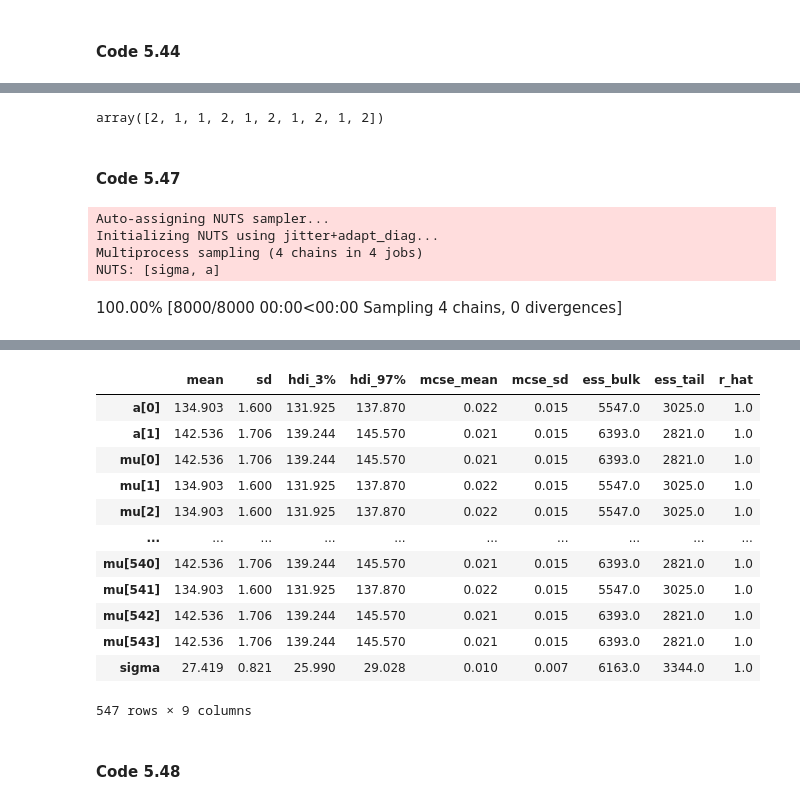
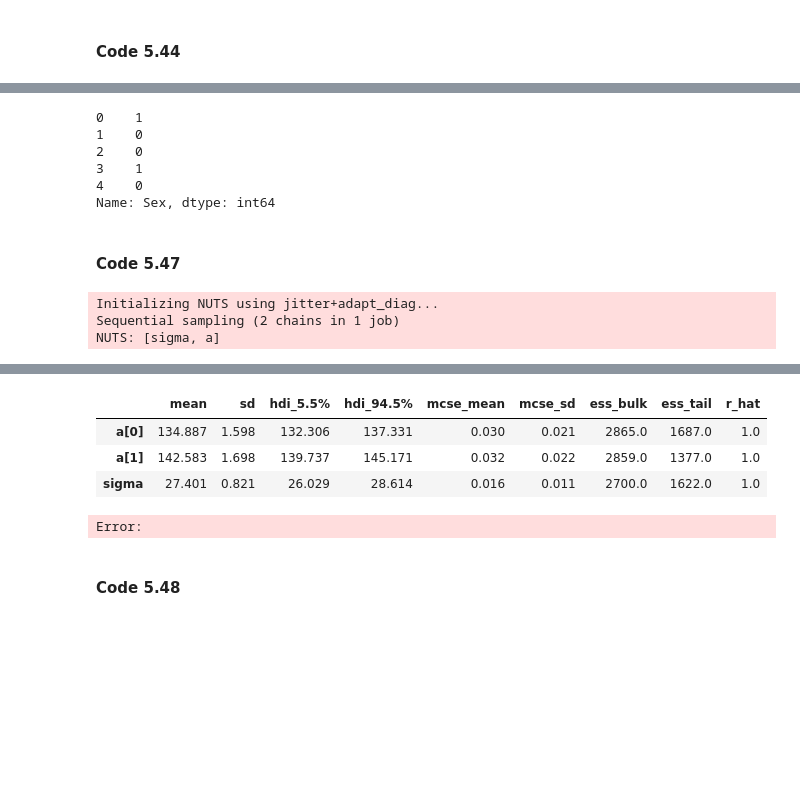
Before and after one commit to AndrewKillion/stat_rethinking_2026, a Jupyter notebook: python_code/Chapter_5.ipynb, the cells around one changed output, grey strips where cells are left out. Cells and saved outputs as stored; diff of their text form; code cells hidden in the pictures; blank space fills up the shorter version.

```diff
--- a/python_code/Chapter_5.ipynb
+++ b/python_code/Chapter_5.ipynb
@@ -1215,11 +514,0 @@ for _, column in prior_df_5_5.sample(len(x_seq)).iterrows():  # Use a subset for
-# %%
-x_seq = np.linspace(dcc.N.min() - 0.15, dcc.N.max()+0.15,17)
-n_idx = np.argsort(dcc.N)
-mu = m5_5_trace.posterior.mu.sel(chain = 1).values
-mu_idx = np.argsort(mu)
-mu_mean = mu.mean(0)
-mu_PI = az.hdi(mu, hdi_prob = .89);
-
-plt.scatter(dcc.N, dcc.K);
-plt.plot(x_seq, mu_mean[n_idx],color ='black');
-plt.fill_between(x_seq, mu_PI[:,1][n_idx], mu_PI[:,0][n_idx], color ='grey', alpha = .5);
@@ -1455,0 +671,3 @@ plt.show()
+# %%
+d = pd.read_csv('data/Howell1.csv', sep=';')
+d.head()
@@ -1456,6 +681,2 @@ plt.show()
 # %% [markdown]
 #### Code 5.44
-# %%
-d = pd.read_csv('Data/Howell1.csv', sep=';')
-
-d.head(3)
@@ -1486,25 +700,24 @@ f_m_mus.describe()
 # %%
-d['sex'] = np.where(d['male'] == 0, 1, 2)
-
-d.sex[:10]
+d['Sex'] = np.where(d.male == 1, 1, 0)
+d.Sex.head()
 # %% [output]
-array([2, 1, 1, 2, 1, 2, 1, 2, 1, 2])
+0    1
+1    0
+2    0
+3    1
+4    0
+Name: Sex, dtype: int64
 # %% [markdown]
 #### Code 5.47
 # %%
-with pm.Model() as m_5_8:
-    sigma = pm.Uniform('sigma', 0, 50)
-    a = pm.Normal('a', mu = 178, sigma = 20, shape = 2)
-    mu = pm.Deterministic('mu', a[d.male])
-
-    h = pm.Normal('h', mu = mu, sigma = sigma, observed = d.height)
-
-    m_5_8_trace = pm.sample()
-
-pm.summary(m_5_8_trace)
+with pm.Model() as m5_8:
+    sigma = pm.Uniform('sigma', lower = 0, upper = 50)
+    a = pm.Normal('a', 178, 20, shape = 2)
+    mu = pm.Deterministic('mu', a[d.Sex])
+    height = pm.Normal('height', mu = mu, sigma = sigma, observed = d.height)
+    trace_m5_8 = pm.sample(cores = 1)
+pm.summary(trace_m5_8, var_names = ['a', 'sigma'], hdi_prob = .89)
 # %% [output]
-Auto-assigning NUTS sampler...
 Initializing NUTS using jitter+adapt_diag...
-Multiprocess sampling (4 chains in 4 jobs)
+Sequential sampling (2 chains in 1 job)
 NUTS: [sigma, a]
-100.00% [8000/8000 00:00<00:00 Sampling 4 chains, 0 divergences]
@@ -1512,15 +728,7 @@ Sampling 4 chains for 1_000 tune and 1_000 draw iterations (4_000 + 4_000 draws
-|  | mean | sd | hdi_3% | hdi_97% | mcse_mean | mcse_sd | ess_bulk | ess_tail | r_hat |
-| a[0] | 134.903 | 1.600 | 131.925 | 137.870 | 0.022 | 0.015 | 5547.0 | 3025.0 | 1.0 |
-| a[1] | 142.536 | 1.706 | 139.244 | 145.570 | 0.021 | 0.015 | 6393.0 | 2821.0 | 1.0 |
-| mu[0] | 142.536 | 1.706 | 139.244 | 145.570 | 0.021 | 0.015 | 6393.0 | 2821.0 | 1.0 |
-| mu[1] | 134.903 | 1.600 | 131.925 | 137.870 | 0.022 | 0.015 | 5547.0 | 3025.0 | 1.0 |
-| mu[2] | 134.903 | 1.600 | 131.925 | 137.870 | 0.022 | 0.015 | 5547.0 | 3025.0 | 1.0 |
-| ... | ... | ... | ... | ... | ... | ... | ... | ... | ... |
-| mu[540] | 142.536 | 1.706 | 139.244 | 145.570 | 0.021 | 0.015 | 6393.0 | 2821.0 | 1.0 |
-| mu[541] | 134.903 | 1.600 | 131.925 | 137.870 | 0.022 | 0.015 | 5547.0 | 3025.0 | 1.0 |
-| mu[542] | 142.536 | 1.706 | 139.244 | 145.570 | 0.021 | 0.015 | 6393.0 | 2821.0 | 1.0 |
-| mu[543] | 142.536 | 1.706 | 139.244 | 145.570 | 0.021 | 0.015 | 6393.0 | 2821.0 | 1.0 |
-| sigma | 27.419 | 0.821 | 25.990 | 29.028 | 0.010 | 0.007 | 6163.0 | 3344.0 | 1.0 |
+|  | mean | sd | hdi_5.5% | hdi_94.5% | mcse_mean | mcse_sd | ess_bulk | ess_tail | r_hat |
+| a[0] | 134.887 | 1.598 | 132.306 | 137.331 | 0.030 | 0.021 | 2865.0 | 1687.0 | 1.0 |
+| a[1] | 142.583 | 1.698 | 139.737 | 145.171 | 0.032 | 0.022 | 2859.0 | 1377.0 | 1.0 |
+| sigma | 27.401 | 0.821 | 26.029 | 28.614 | 0.016 | 0.011 | 2700.0 | 1622.0 | 1.0 |
-547 rows × 9 columns
+Error:
 # %% [markdown]
 #### Code 5.48
```
Also changed, not shown: parts of 133 cells of this notebook.
